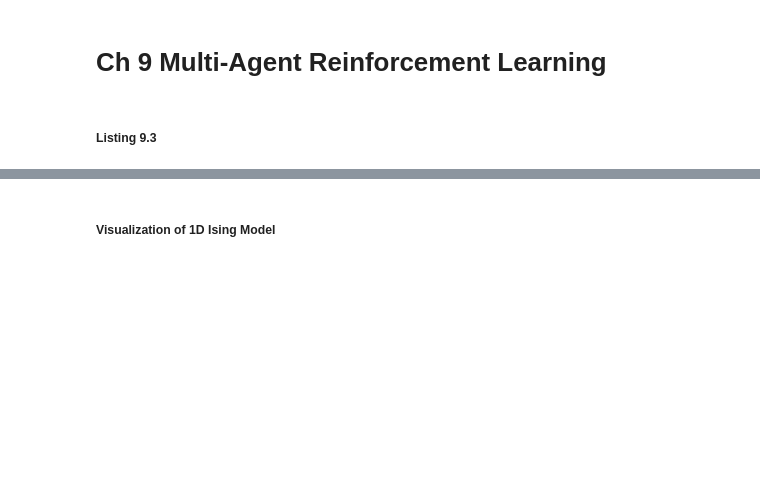
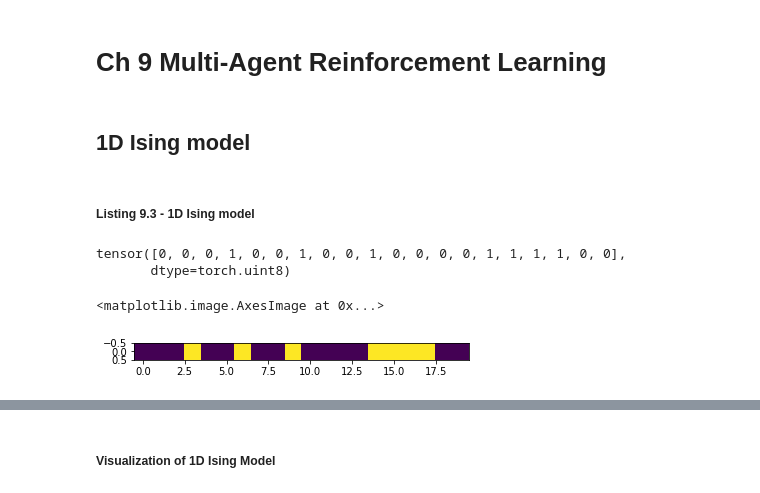
Before and after one commit to sungjinnam/DeepReinforcementLearningInAction, a Jupyter notebook: notebooks/Chapter 9/Ch9_book.ipynb, the cells around one changed output, grey strips where cells are left out. Saved outputs shown, nothing was run; the diff lists cells and outputs as text; code cells hidden in the pictures; blank space fills up the shorter version.

```diff
--- a/notebooks/Chapter 9/Ch9_book.ipynb
+++ b/notebooks/Chapter 9/Ch9_book.ipynb
@@ -1,7 +1,9 @@
 # %% [markdown]
 # Ch 9 Multi-Agent Reinforcement Learning
+# %% [markdown]
+## 1D Ising model
 # %% [markdown]
-##### Listing 9.3
+##### Listing 9.3 - 1D Ising model
 # %%
 import numpy as np
 import torch
@@ -21,4 +23,15 @@ def get_reward(s,a): #B
             r += 0.9
     r *= 2.
     return r
+# %%
+size = (20, )
+grid = init_grid(size=size)
+print(grid)
+
+plt.imshow(np.expand_dims(grid, 0))
+# %% [output]
+tensor([0, 0, 0, 1, 0, 0, 1, 0, 0, 1, 0, 0, 0, 0, 1, 1, 1, 1, 0, 0],
+       dtype=torch.uint8)
+<matplotlib.image.AxesImage at 0x...>
+[figure, added]
 # %% [markdown]
```
Also changed, not shown: parts of 24 cells of this notebook.
